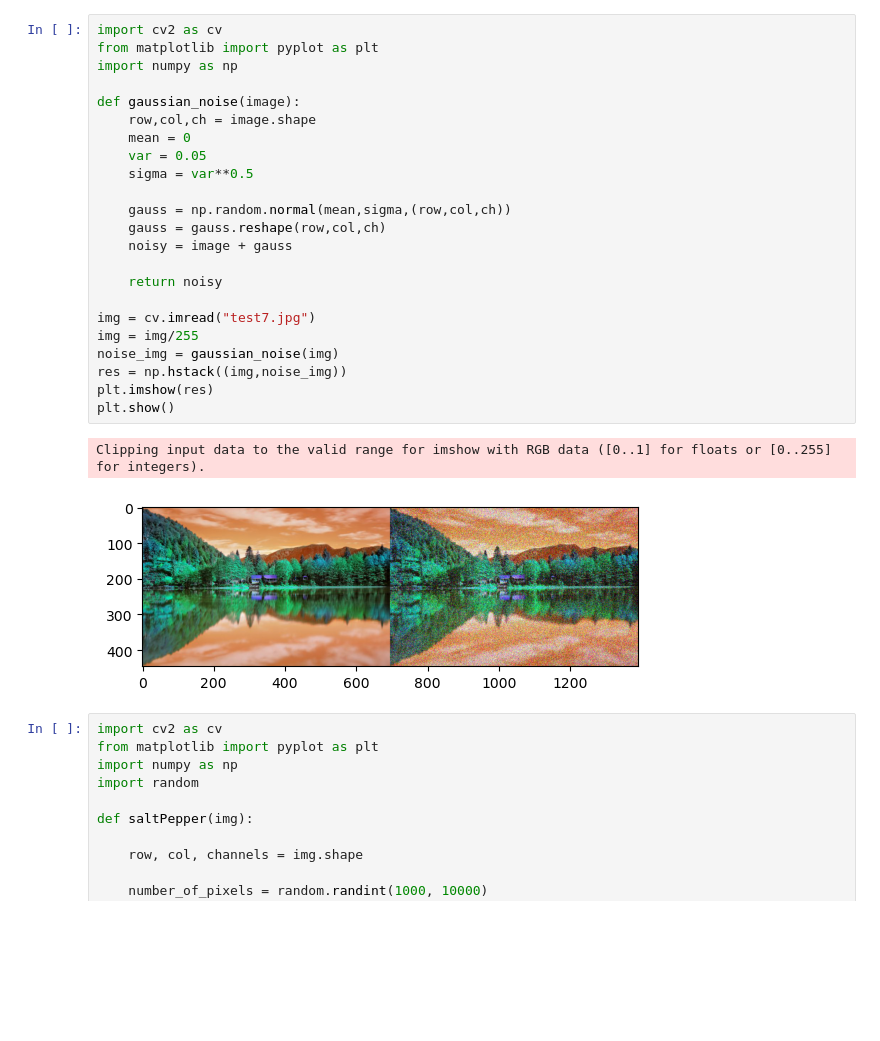
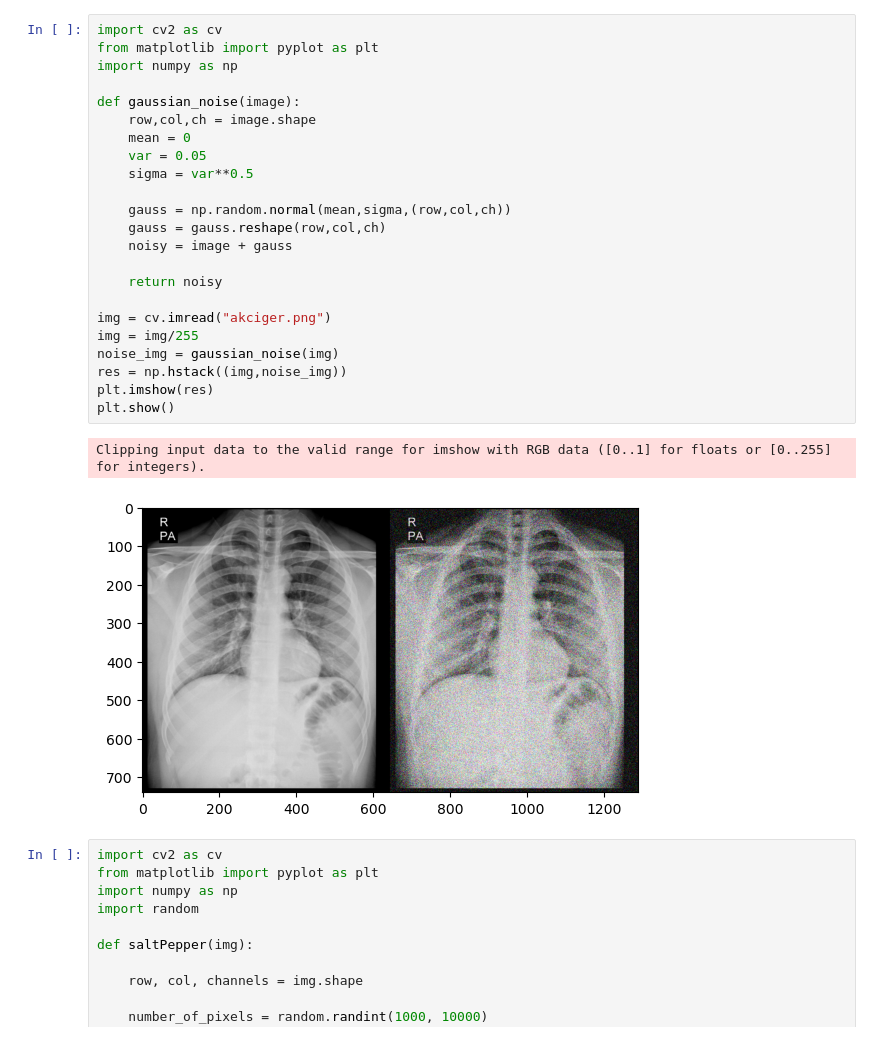
Before and after one commit to eraykarakasli/image_processing, a Jupyter notebook: hafta5/hafta 5.ipynb, the cells around one changed output. Cells and saved outputs as stored; diff of their text form; blank space fills up the shorter version.

```diff
--- a/hafta5/hafta 5.ipynb
+++ b/hafta5/hafta 5.ipynb
@@ -1,29 +1,29 @@
 # %%
 import cv2 as cv
 from matplotlib import pyplot as plt
 import numpy as np
 
 def gaussian_noise(image):
     row,col,ch = image.shape
     mean = 0
     var = 0.05
     sigma = var**0.5
 
     gauss = np.random.normal(mean,sigma,(row,col,ch))
     gauss = gauss.reshape(row,col,ch)
     noisy = image + gauss
 
     return noisy
 
-img = cv.imread("test7.jpg")
+img = cv.imread("akciger.png")
 img = img/255
 noise_img = gaussian_noise(img)
 res = np.hstack((img,noise_img))
 plt.imshow(res)
 plt.show()
 # %% [output]
 Clipping input data to the valid range for imshow with RGB data ([0..1] for floats or [0..255] for integers).
-[figure, old version]
+[figure, new version]
 # %%
 import cv2 as cv
 from matplotlib import pyplot as plt
```
Also changed, not shown: 9 other files.
